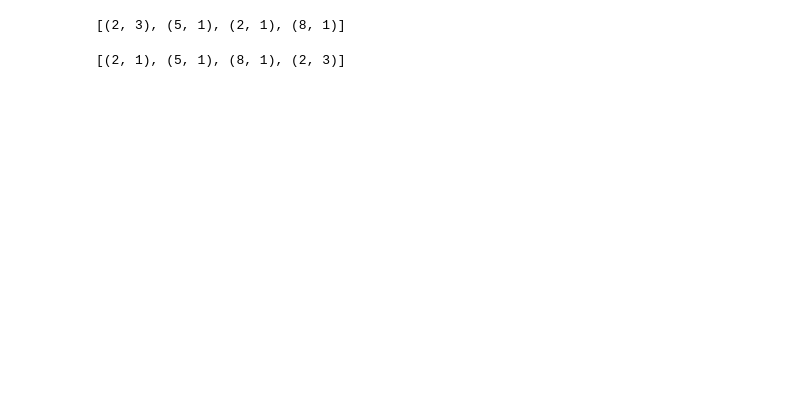
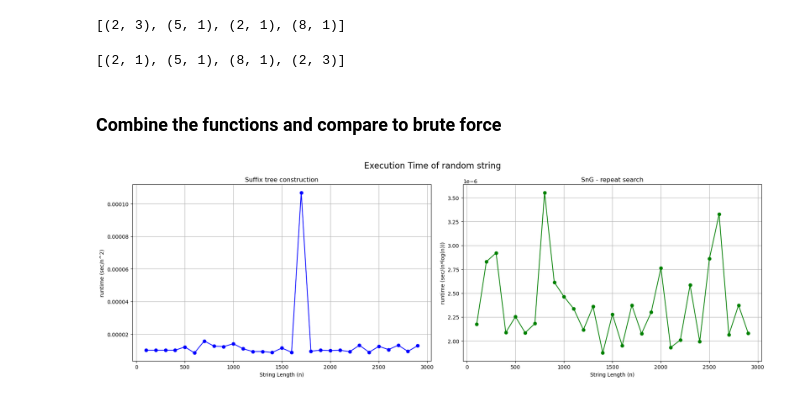
Before and after one commit to JonasRiber/PiB_tandem_repeats, a Jupyter notebook: mccrieght_tree_construction.ipynb, the cells around one changed output. Cells and saved outputs as stored; diff of their text form; code cells hidden in the pictures; blank space fills up the shorter version.

Commit message:
naive vs all functions

```diff
--- a/mccrieght_tree_construction.ipynb
+++ b/mccrieght_tree_construction.ipynb
@@ -838,3 +852,52 @@ for i, s in enumerate(random_strings):
         break
 
 # runs without issue means everything ran as expected
+# %% [markdown]
+### Combine the functions and compare to brute force
+# %%
+import matplotlib.pyplot as plt
+import math
+
+#Size of input strings
+string_lengths = range(100, 3000, 100)
+
+
+runtimes_func1 = []
+runtimes_func2 = []
+
+for length in string_lengths:
+    test_string = random_input_string(length, symbols='atgc')
+
+    #measure for SuffixTree
+    runtime_1, suffix_tree = measure_time(SuffixTree_mc, test_string)
+    runtimes_func1.append(runtime_1/length)
+    suffix_tree.df_numbering()
+    #measure for repeat_search
+    runtime_2, btr_repeats = measure_time(repeat_search_speedup, suffix_tree)
+    runtimes_func2.append(runtime_2/(length*math.log(length)))
+# %%
+
+#create subplots:
+fig, axes = plt.subplots(1, 2, figsize=(18, 6))
+fig.suptitle('Execution Time of random string', fontsize=16)
+
+
+# plot1
+axes[0].plot(string_lengths, runtimes_func1, marker='o', color='blue')
+axes[0].set_title('Suffix tree construction')
+axes[0].set_xlabel('String Length (n)')
+axes[0].set_ylabel('runtime (sec/n^2)')
+axes[0].grid(True)
+
+# plot2
+axes[1].plot(string_lengths, runtimes_func2, marker='o', color='green')
+axes[1].set_title('SnG - repeat search')
+axes[1].set_xlabel('String Length (n)')
+axes[1].set_ylabel('runtime (sec/(n*log(n)))')
+axes[1].grid(True)
+
+# Adjust layout to avoid overlap
+plt.tight_layout()
+plt.show()
+# %% [output]
+[figure, added]
```
Also changed, not shown: parts of 4 cells of this notebook.
